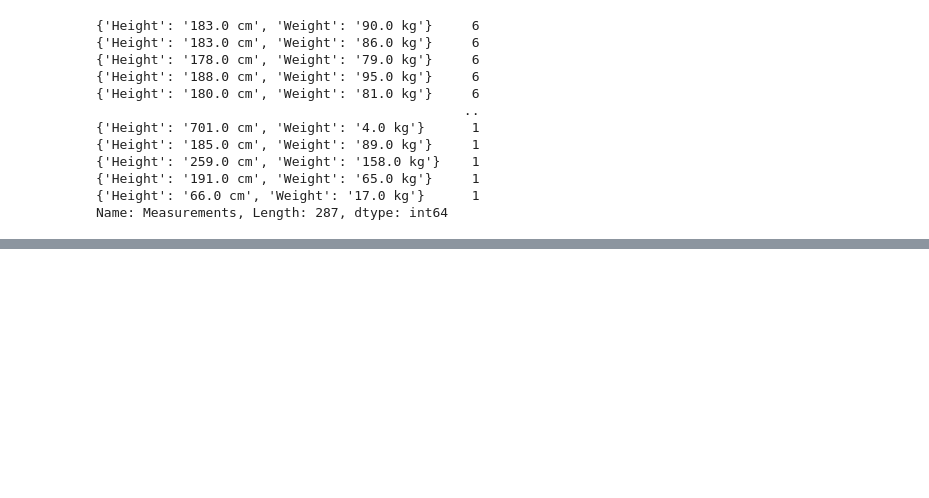
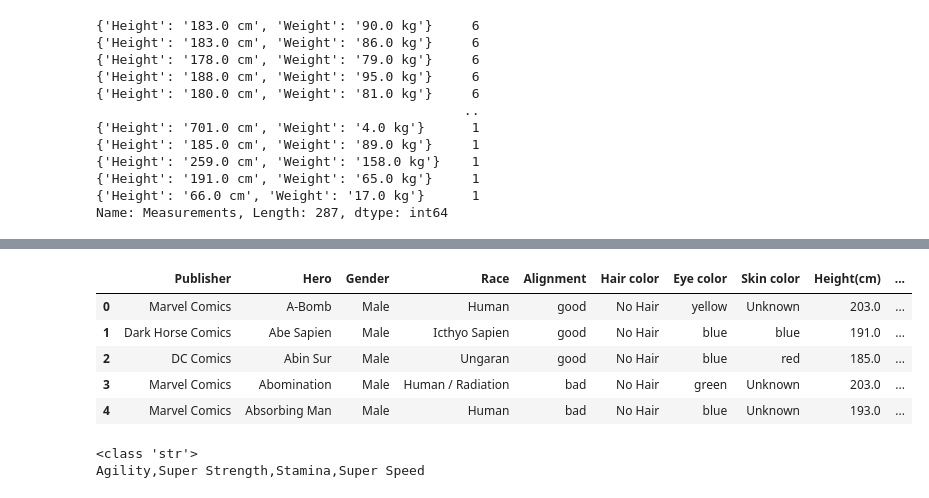
Before and after one commit to BrianArradondo/Applying-Advanced-Transformations, a Jupyter notebook: Applying Advanced Transformations Brian Arradondo.ipynb, the cells around one changed output, grey strips where cells are left out. Cells and saved outputs as stored; diff of their text form; code cells hidden in the pictures; blank space fills up the shorter version.

```diff
--- a/Applying Advanced Transformations Brian Arradondo.ipynb
+++ b/Applying Advanced Transformations Brian Arradondo.ipynb
@@ -205,0 +194,22 @@ JSONDecodeError: Expecting ':' delimiter: line 1 column 4 (char 3)
+# %%
+df1[['Weight(kg)', 'units']] = df1['Weight(kg)'].str.split(" ",expand=True)
+df1[['Height(cm)', 'units']] = df1['Height(cm)'].str.split(" ",expand=True)
+## drop the original column
+df1 = df1.drop(columns=['units'])
+
+df1.head()
+# %% [output]
+|  | Publisher | Hero | Gender | Race | Alignment | Hair color | Eye color | Skin color | Height(cm) | ... |
+| 0 | Marvel Comics | A-Bomb | Male | Human | good | No Hair | yellow | Unknown | 203.0 | ... |
+| 1 | Dark Horse Comics | Abe Sapien | Male | Icthyo Sapien | good | No Hair | blue | blue | 191.0 | ... |
+| 2 | DC Comics | Abin Sur | Male | Ungaran | good | No Hair | blue | red | 185.0 | ... |
+| 3 | Marvel Comics | Abomination | Male | Human / Radiation | bad | No Hair | green | Unknown | 203.0 | ... |
+| 4 | Marvel Comics | Absorbing Man | Male | Human | bad | No Hair | blue | Unknown | 193.0 | ... |
+# %%
+# check type of powers['Powers'] column
+powers = df2.loc[0, 'Powers']
+print(type(powers))
+print(powers)
+# %% [output]
+<class 'str'>
+Agility,Super Strength,Stamina,Super Speed
```
Also changed, not shown: parts of 28 cells of this notebook.
